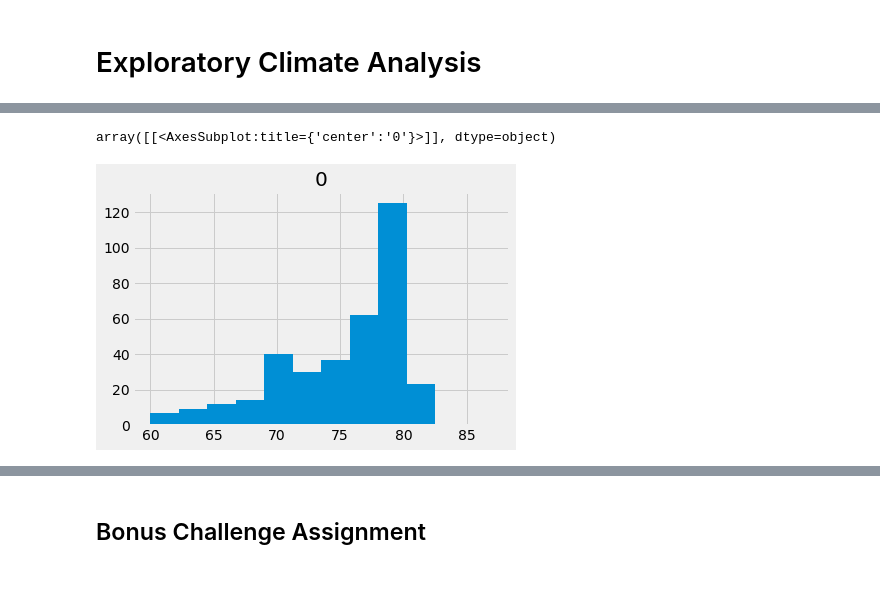
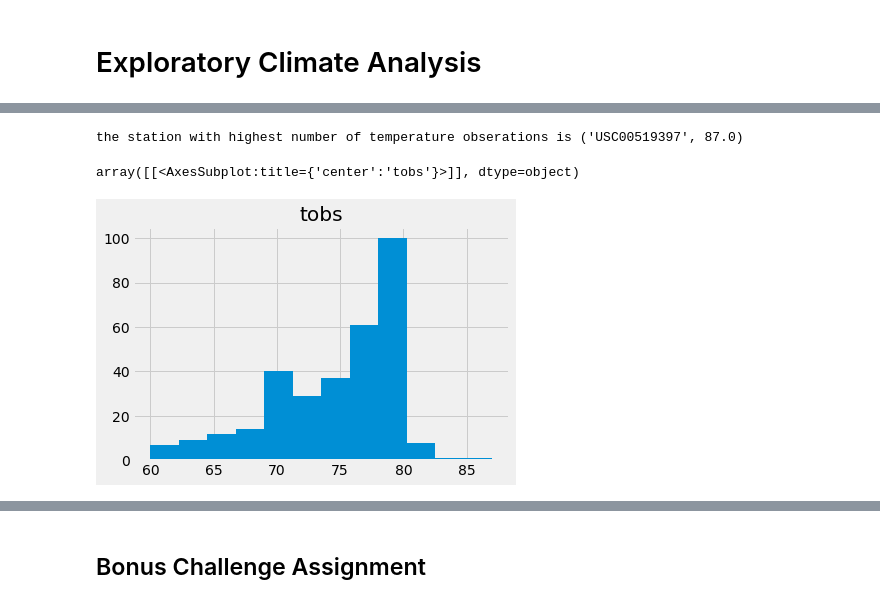
Before and after one commit to wangp79/sqlalchemy-challenge, a Jupyter notebook: climate_starter.ipynb, the cells around one changed output, grey strips where cells are left out. Drawn from its saved outputs; the diff is of its cells as text; code cells hidden in the pictures.

```diff
--- a/climate_starter.ipynb
+++ b/climate_starter.ipynb
@@ -125,10 +132,12 @@ session.query(func.avg(measurement.tobs)).filter(measurement.station=='USC005192
 # %%
 # Choose the station with the highest number of temperature observations.
 # Query the last 12 months of temperature observation data for this station and plot the results as a histogram
-session.query(measurement.station, func.max(measurement.tobs)).one()
-yearly_temp = session.query(measurement.tobs).filter(measurement.station=='USC00519397').filter(measurement.date>='2016-08-23').all()
+higest_temp_station = session.query(measurement.station, func.max(measurement.tobs)).one()
+print(f"the station with highest number of temperature obserations is {higest_temp_station} ")
+yearly_temp = session.query(measurement.tobs).filter(measurement.station=='USC00519397').filter((measurement.date>='2016-08-23') & (measurement.date<'2017-07-10')).all()
 yearly_temp=pd.DataFrame(yearly_temp)
 yearly_temp.hist(bins=12)
 # %% [output]
-array([[<AxesSubplot:title={'center':'0'}>]], dtype=object)
+the station with highest number of temperature obserations is ('USC00519397', 87.0)
+array([[<AxesSubplot:title={'center':'tobs'}>]], dtype=object)
-[figure, old version]
+[figure, new version]
```
Also changed, not shown: parts of 11 cells of this notebook, 2 other files.
